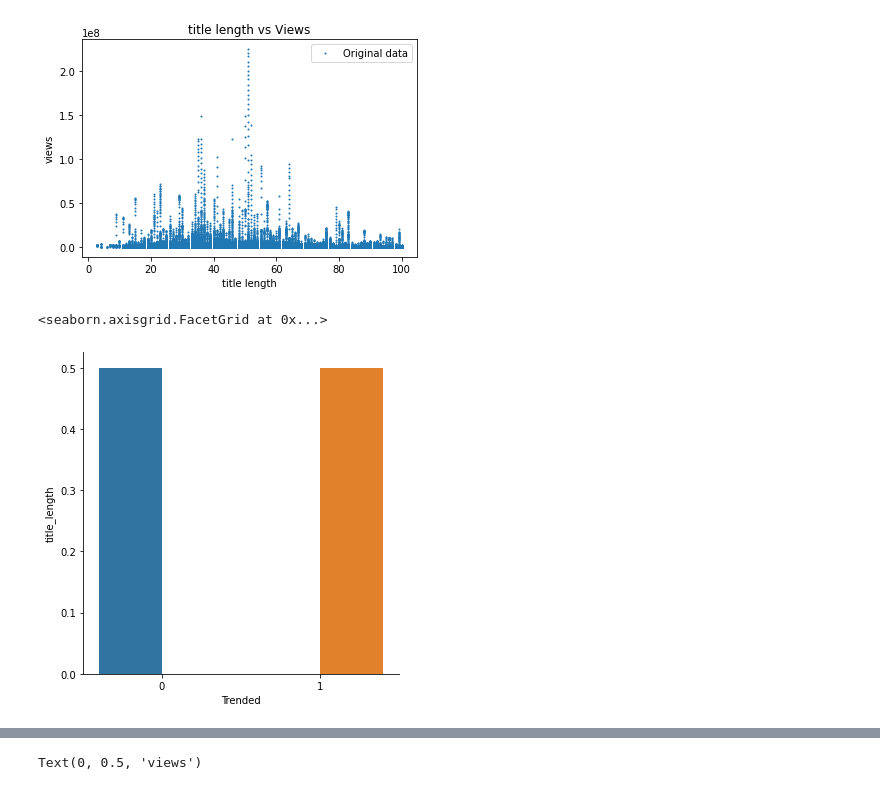
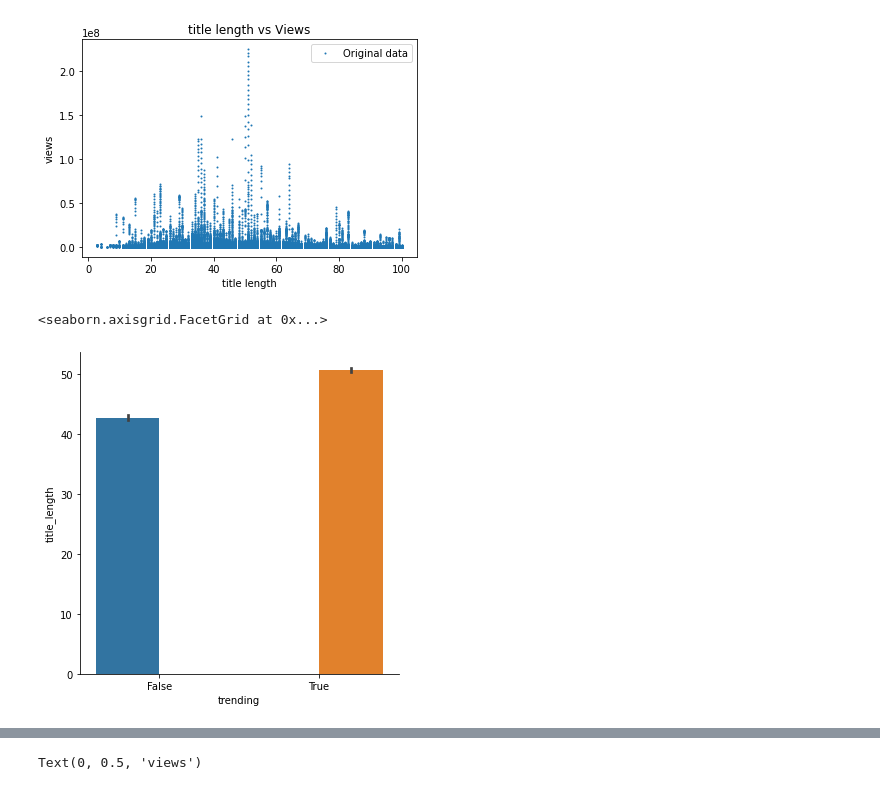
Before and after one commit to iSagnik/Effect-of-Titles-on-Trending-YouTube-Videos, a Jupyter notebook: project_stats.ipynb, the cells around one changed output, grey strips where cells are left out. Drawn from its saved outputs; the diff is of its cells as text; code cells hidden in the pictures.

```diff
--- a/project_stats.ipynb
+++ b/project_stats.ipynb
@@ -10,7 +10,8 @@ nltk.download('vader_lexicon')
 [nltk_data]     C:\Users\HP\AppData\Roaming\nltk_data...
 True
 # %%
-# final = pd.read_csv('data/final_video_data.csv')
+final = pd.read_csv('data/final_video_data_not_normalized.csv')
+final.head()
 # nontrend = pd.read_csv('data/non_trending_data.csv')
 # nontrend['Trended'] = 0
 
@@ -65,13 +66,10 @@ plt.savefig('length_views.png', dpi=400)
 [figure]
 # %%
 import seaborn as sns
-bar_plot_data = pd.concat([trend, nontrend], axis = 0, ignore_index=False)
-# bar_plot_data['col'] = (len(trend.T)*(0,) + len(nontrend.T)*(1,))
-# bar_plot_data.reset_index(inplace=True)
-bar_plot_data
-sns.factorplot(x ='Trended', y ='title_length',
-               kind = 'bar', hue = 'Trended',
-               data = bar_plot_data)
+
+sns.factorplot(x ='trending', y ='title_length',
+               kind = 'bar', hue = 'trending',
+               data = final)
 # %% [output]
 <seaborn.axisgrid.FacetGrid at 0x...>
-[figure, old version]
+[figure, new version]
```
Also changed, not shown: parts of 6 cells of this notebook, 17 other files.
